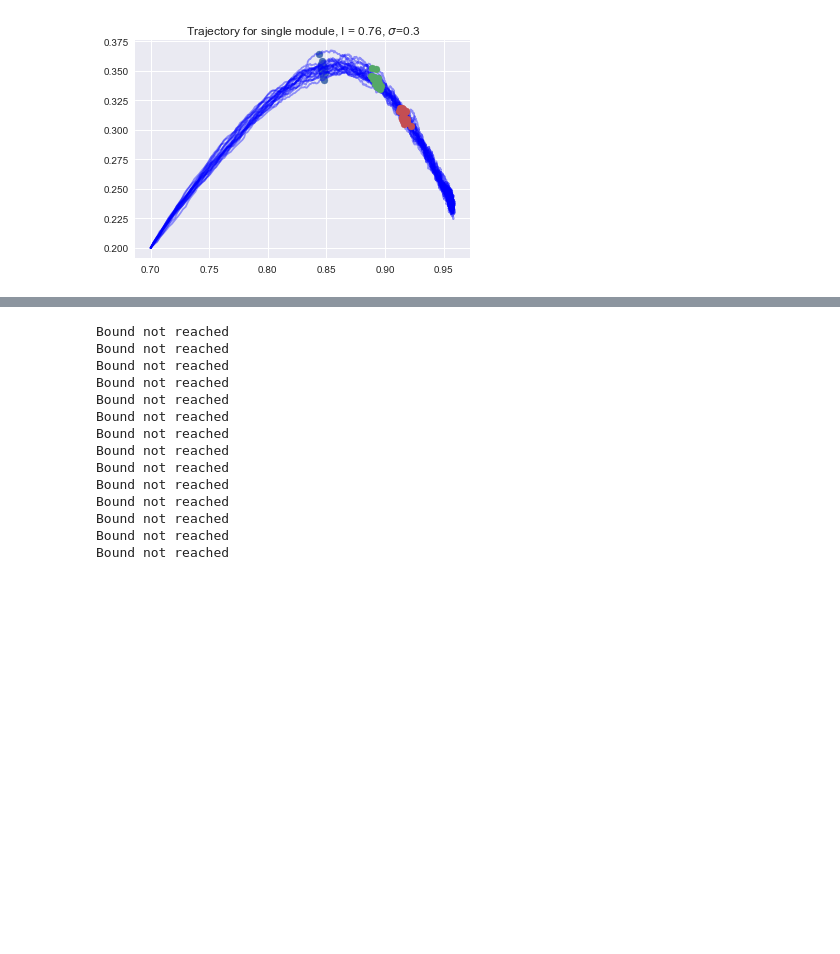
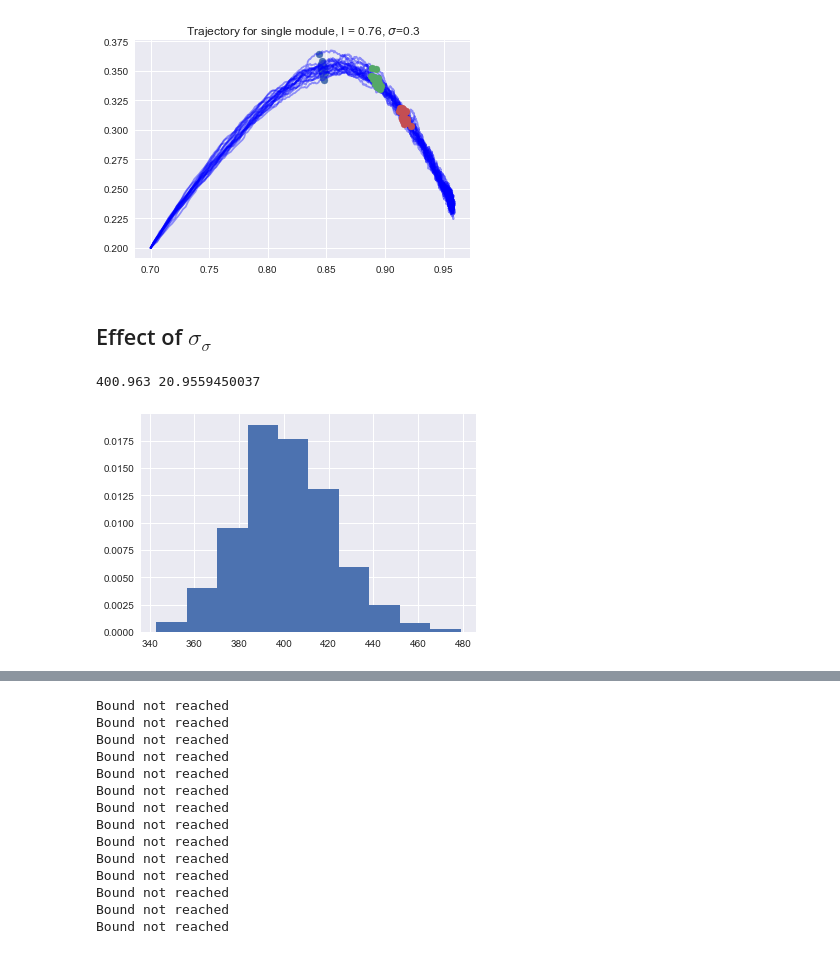
Before and after one commit to jazlab/SE_NL_MJ_2020, a Jupyter notebook: two_neuron_cascade.ipynb, the cells around one changed output, grey strips where cells are left out. Saved outputs shown, nothing was run; the diff lists cells and outputs as text; code cells hidden in the pictures; blank space fills up the shorter version.

Commit message:
simulated sigma_sigma with one and two modules

```diff
--- a/two_neuron_cascade.ipynb
+++ b/two_neuron_cascade.ipynb
@@ -266,3 +266,27 @@ plt.title(r'Trajectory for single module, I = 0.76, $\sigma$=0.3')
 # %% [output]
 <matplotlib.text.Text at 0x...>
 [figure]
+# %% [markdown]
+## Effect of $\sigma_\sigma$
+# %%
+# One module
+ntrials = 1000
+nsteps = 3000
+thetas = 0.752 # This makes mean = 400
+state_dict = {'u': np.array([0.7] * ntrials), 'v': np.array([0.2] * ntrials)}
+param_dict_module = {'Wut': 6, 'Wvt': 6, 'Wuv': 6, 'Wvu': 6,
+              'theta': thetas, 'tau': 100, 'dt': 1, 'ext': 0, 'sigma': 0.3}
+
+ulst_sigma_single, vlst_sigma_single = simulate_u_v_exp_multi(state_dict, param_dict_module, nsteps)
+
+decision_sigma_single = ulst_sigma_single - vlst_sigma_single
+
+threshold = 0.65
+times_lst_sigma_single = get_times_lst_from_decision_v(decision_sigma_single, threshold)
+# %%
+#plt.hist(times_lst1, normed=True)
+plt.hist(times_lst_sigma_single, normed=True)
+print(np.mean(times_lst_sigma_single), np.std(times_lst_sigma_single))
+# %% [output]
+400.963 20.9559450037
+[figure, added]
```
Also changed, not shown: parts of 3 cells of this notebook.
